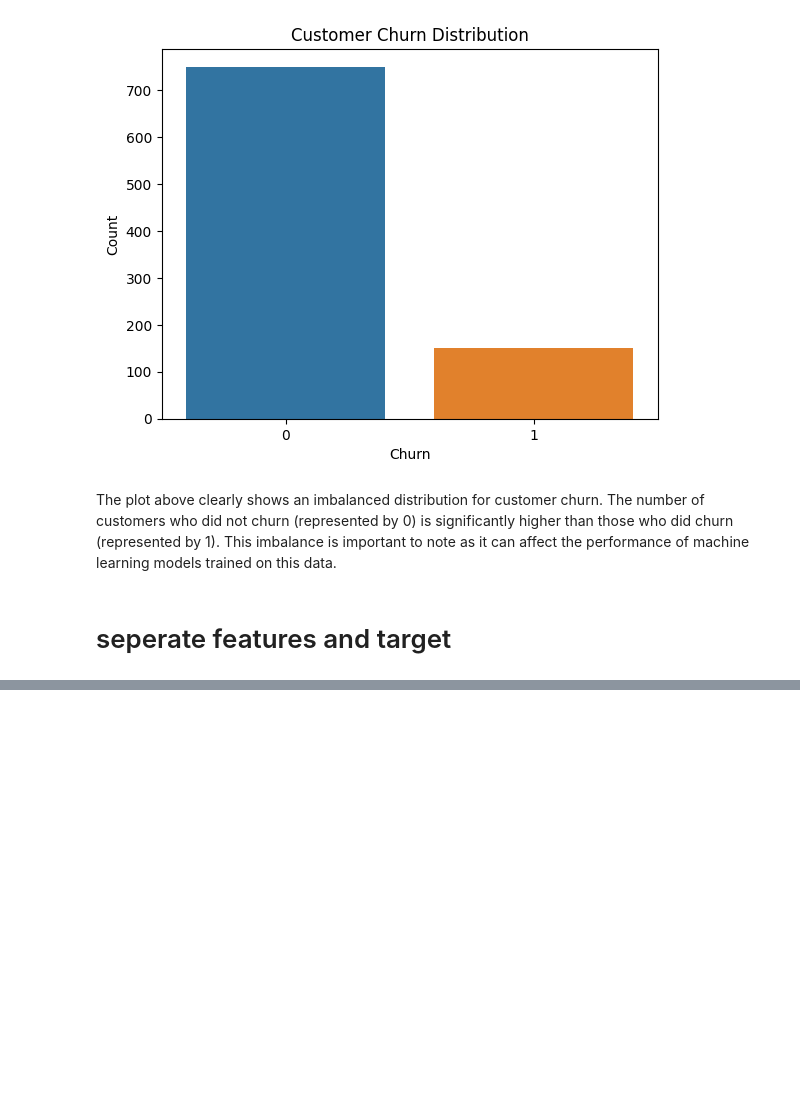
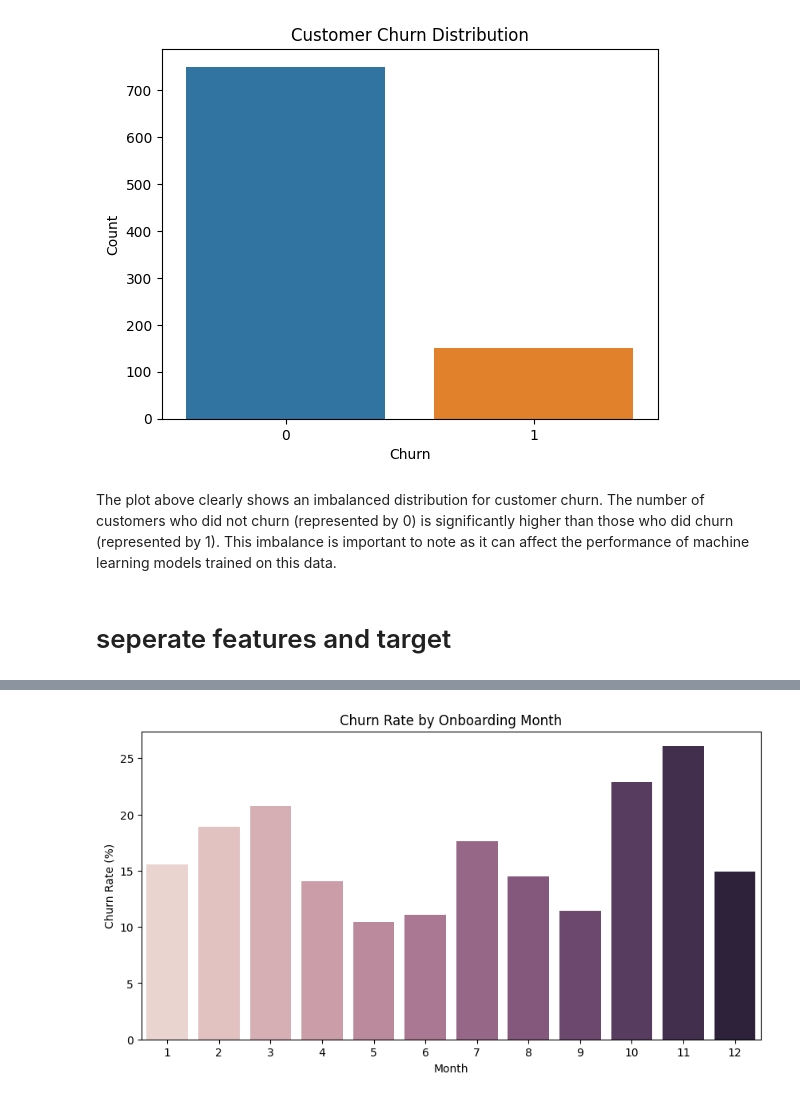
Before and after one commit to bagadevaishnavi760-collab/Marketing_agency_customer-churn-prediction, a Jupyter notebook: Marketing_agency_Customer_churn.ipynb, the cells around one changed output, grey strips where cells are left out. Cells and saved outputs as stored; diff of their text form; code cells hidden in the pictures; blank space fills up the shorter version.

```diff
--- a/Marketing_agency_Customer_churn.ipynb
+++ b/Marketing_agency_Customer_churn.ipynb
@@ -244,0 +327,10 @@ The plot above clearly shows an imbalanced distribution for customer churn. The
+# %%
+month_churn = (
+    df.groupby("Onboard_Month")["Churn"]
+      .agg(Customer_Count="count", Churn_Rate="mean")
+      .reset_index()
+)
+
+month_churn["Churn_Rate"] *= 100
+
+display(month_churn)
@@ -244,0 +351,17 @@ The plot above clearly shows an imbalanced distribution for customer churn. The
+# %%
+plt.figure(figsize=(10, 5))
+
+sns.barplot(
+    data=month_churn,
+    x="Onboard_Month",
+    y="Churn_Rate",
+    hue="Onboard_Month",
+    legend=False
+)
+
+plt.title("Churn Rate by Onboarding Month")
+plt.xlabel("Month")
+plt.ylabel("Churn Rate (%)")
+plt.show()
+# %% [output]
+[figure, added]
```
Also changed, not shown: parts of 23 cells of this notebook.
